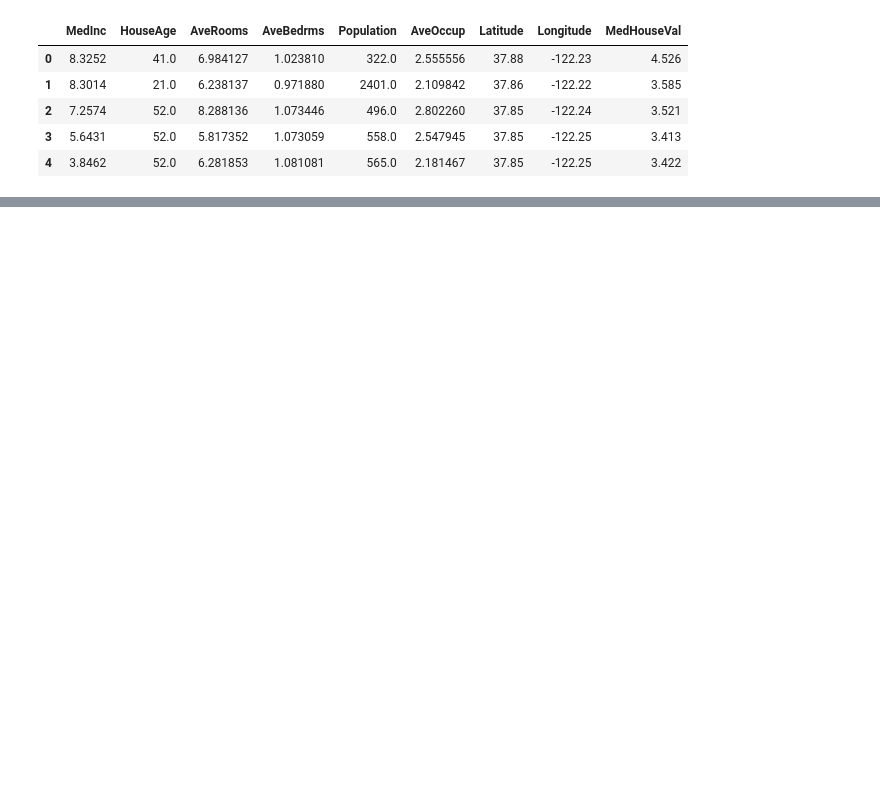
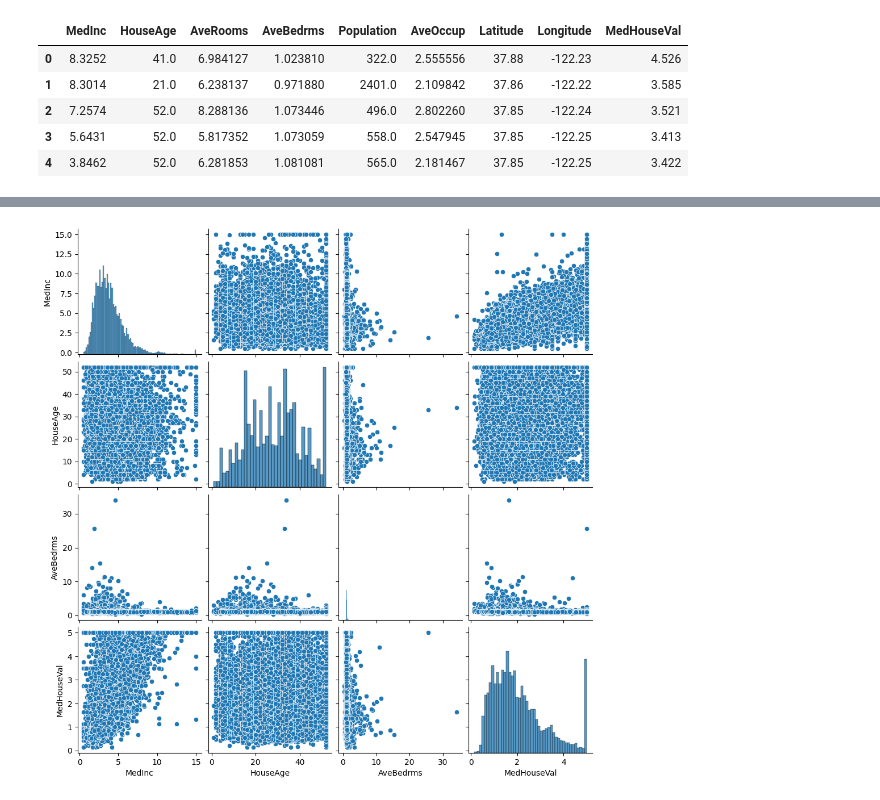
Before and after one commit to AanandPandit/aiml_engineer, a Jupyter notebook: Supervised Learning/House_prediction.ipynb, the cells around one changed output, grey strips where cells are left out. Cells and saved outputs as stored; diff of their text form; code cells hidden in the pictures; blank space fills up the shorter version.

```diff
--- a/Supervised Learning/House_prediction.ipynb
+++ b/Supervised Learning/House_prediction.ipynb
@@ -20,0 +87,11 @@ df.head()
+# %%
+# Step-3
+# Exploratory Data Analysis
+
+# 1. Pairplot of important features
+# Pairplot to visualize relationships between selected features
+
+sns.pairplot(df[['MedInc', 'HouseAge', 'AveBedrms', 'MedHouseVal']])
+plt.show()
+# %% [output]
+[figure, added]
```
Also changed, not shown: parts of 8 cells of this notebook.
